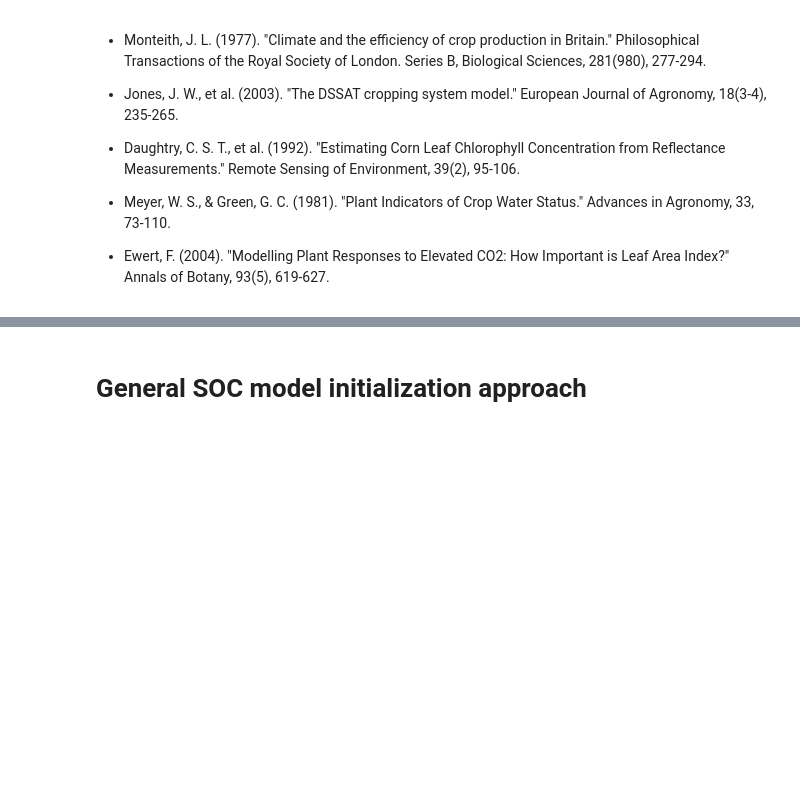
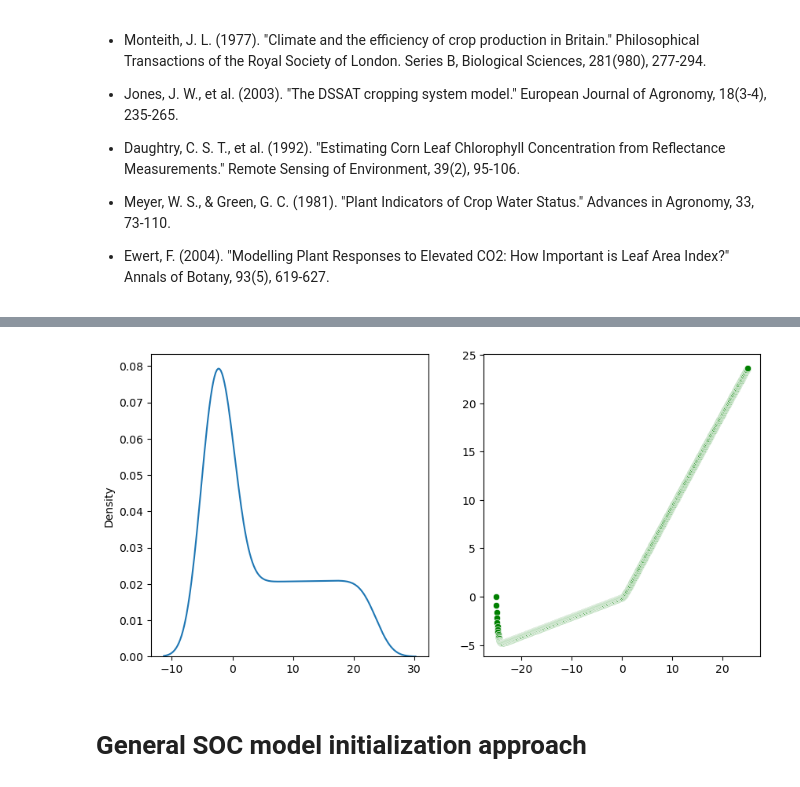
Before and after one commit to BBenyamini/SweSOC_Py, a Jupyter notebook: functional_notebook.ipynb, the cells around one changed output, grey strips where cells are left out. Saved outputs shown, nothing was run; the diff lists cells and outputs as text; code cells hidden in the pictures; blank space fills up the shorter version.

```diff
--- a/functional_notebook.ipynb
+++ b/functional_notebook.ipynb
@@ -617,5 +611,5 @@ plt.show()
 # %%
-# crearte the soil porosity function
+# create the soil porosity function
 
 def poros (sand, clay, soc):
     '''
@@ -627,7 +621,7 @@ def poros (sand, clay, soc):
 
         porosity=(0.3843+(soc*0.0448))+(soc*sand*(-0.0204))
     else:
-        porosity=(0.4115+(0.0409*soc))-(0.6089*clay*sand)-(0.0031*(soc**2)*clay)+(0.2276*(clay**3))
+        porosity=0.4115+(0.0409*soc)-(0.6089*clay*sand)-(0.0031*(soc**2)*clay)+(0.2276*(clay**3))
     return porosity
 
 
@@ -696,4 +690,4 @@ def soiltemp(L, GAI, date, temperature, LAI=None):
 
     return soilT[:-1]
 #Test the function
-soil_temp=soiltemp(LAI=np.linspace(2,5,1000), L=20, temperature=np.linspace(5,25,1000), date=None, GAI=np.linspace(2,8,1000))
+soil_temp=soiltemp(LAI=np.linspace(2,5,1000), L=20, temperature=np.linspace(-25,25,1000), date=None, GAI=np.linspace(2,8,1000))
@@ -699,0 +709,9 @@ soil_temp=soiltemp(LAI=np.linspace(2,5,1000), L=20, temperature=np.linspace(5,25
+# %%
+fig, axs=plt.subplots(nrows=1, ncols=2, figsize=[10,5])
+temperature=np.linspace(-25,25,1000)
+sns.kdeplot(soil_temp, ax=axs[0])
+sns.scatterplot(x=temperature,y=soil_temp, ax=axs[1], color="g")
+
+plt.show();
+# %% [output]
+[figure, added]
```
Also changed, not shown: parts of 9 cells of this notebook, 1 other file.
